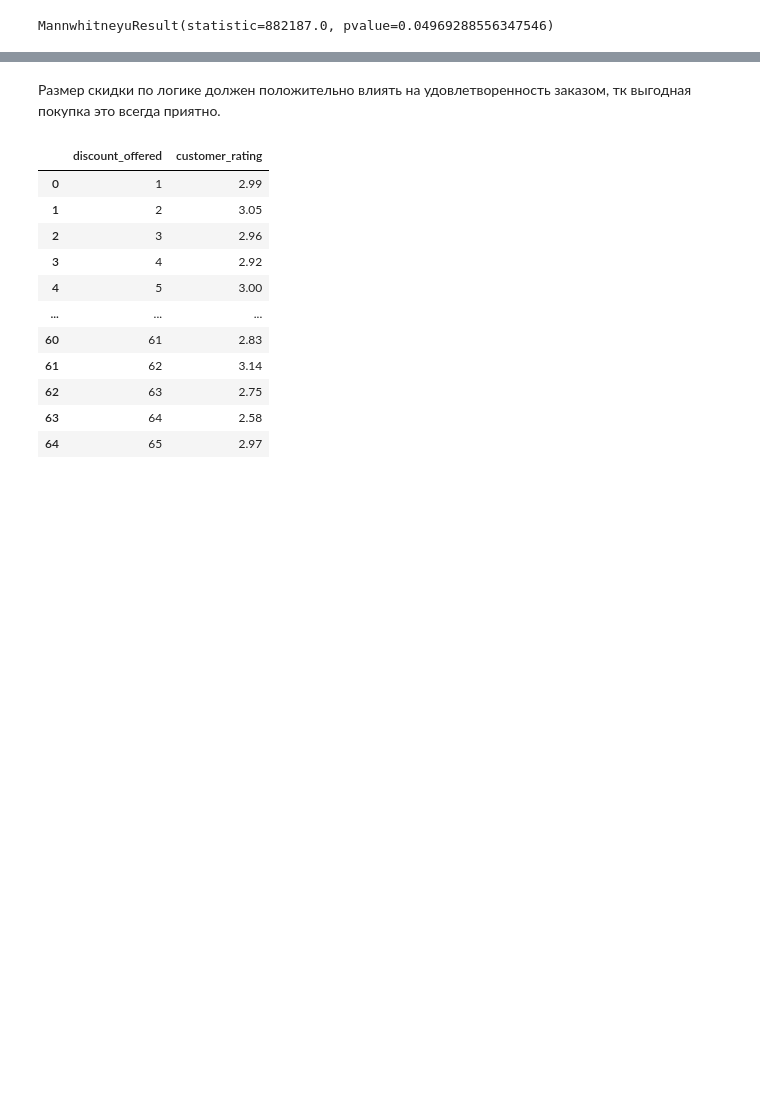
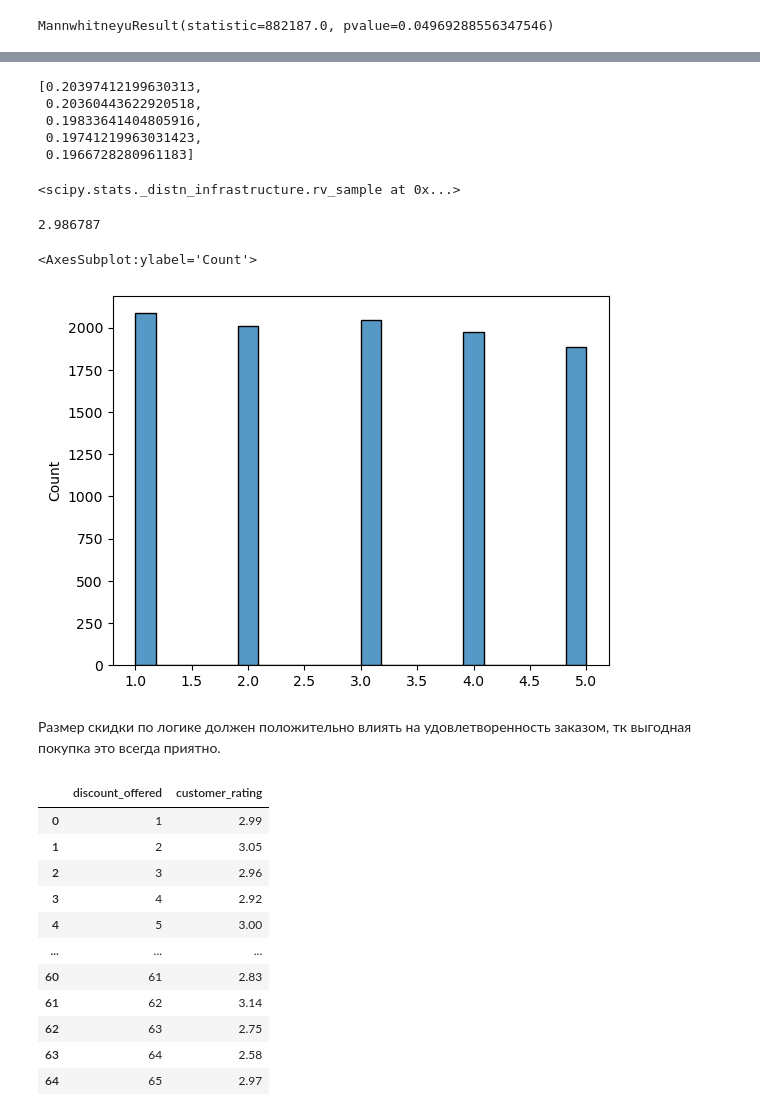
Before and after one commit to DmitriyRys/e_commerce_delivery, a Jupyter notebook: shipping_ecommerce_analysis.ipynb, the cells around one changed output, grey strips where cells are left out. Saved outputs shown, nothing was run; the diff lists cells and outputs as text; code cells hidden in the pictures; blank space fills up the shorter version.

```diff
--- a/shipping_ecommerce_analysis.ipynb
+++ b/shipping_ecommerce_analysis.ipynb
@@ -582,3 +647,32 @@ array([2.98, 3.4 ])
+# %%
+for_rv = purchases_descent.value_counts(normalize=True).reset_index()
+# %%
+for_rv.customer_rating.tolist()
+# %% [output]
+[0.20397412199630313,
+ 0.20360443622920518,
+ 0.19833641404805916,
+ 0.19741219963031423,
+ 0.1966728280961183]
+# %%
+xk = for_rv['index'].unique()
+pk = for_rv.customer_rating.tolist()
+custm = ss.rv_discrete(name='custm', values=(xk, pk))
+# %%
+custm
+# %% [output]
+<scipy.stats._distn_infrastructure.rv_sample at 0x...>
+# %%
+R = custm.rvs(size=1000000)
+# %%
+R.mean()
+# %% [output]
+2.986787
+# %%
+sns.histplot(R)
+# %% [output]
+<AxesSubplot:ylabel='Count'>
+[figure, added]
 # %% [markdown]
 Размер скидки по логике должен положительно влиять на удовлетворенность заказом, тк выгодная покупка это всегда приятно.
 # %%
```
Also changed, not shown: parts of 22 cells of this notebook.
